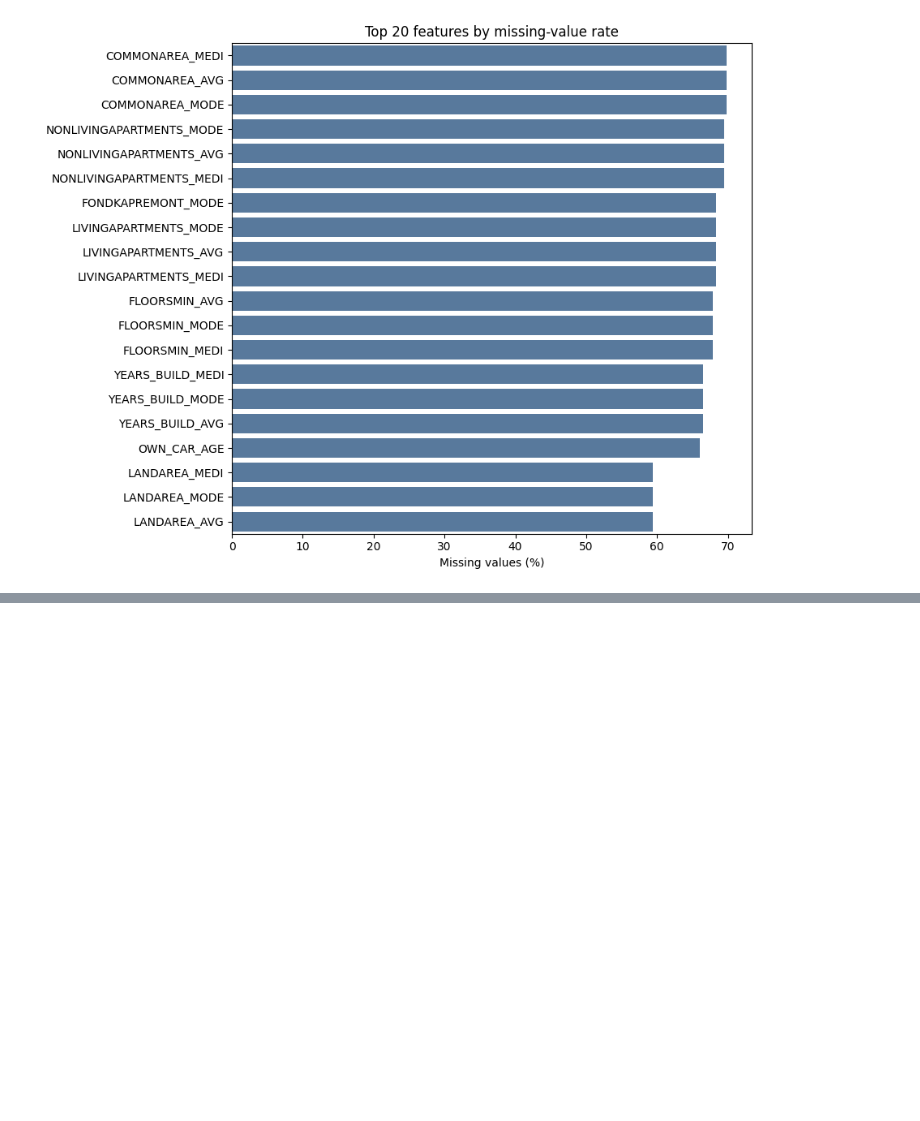
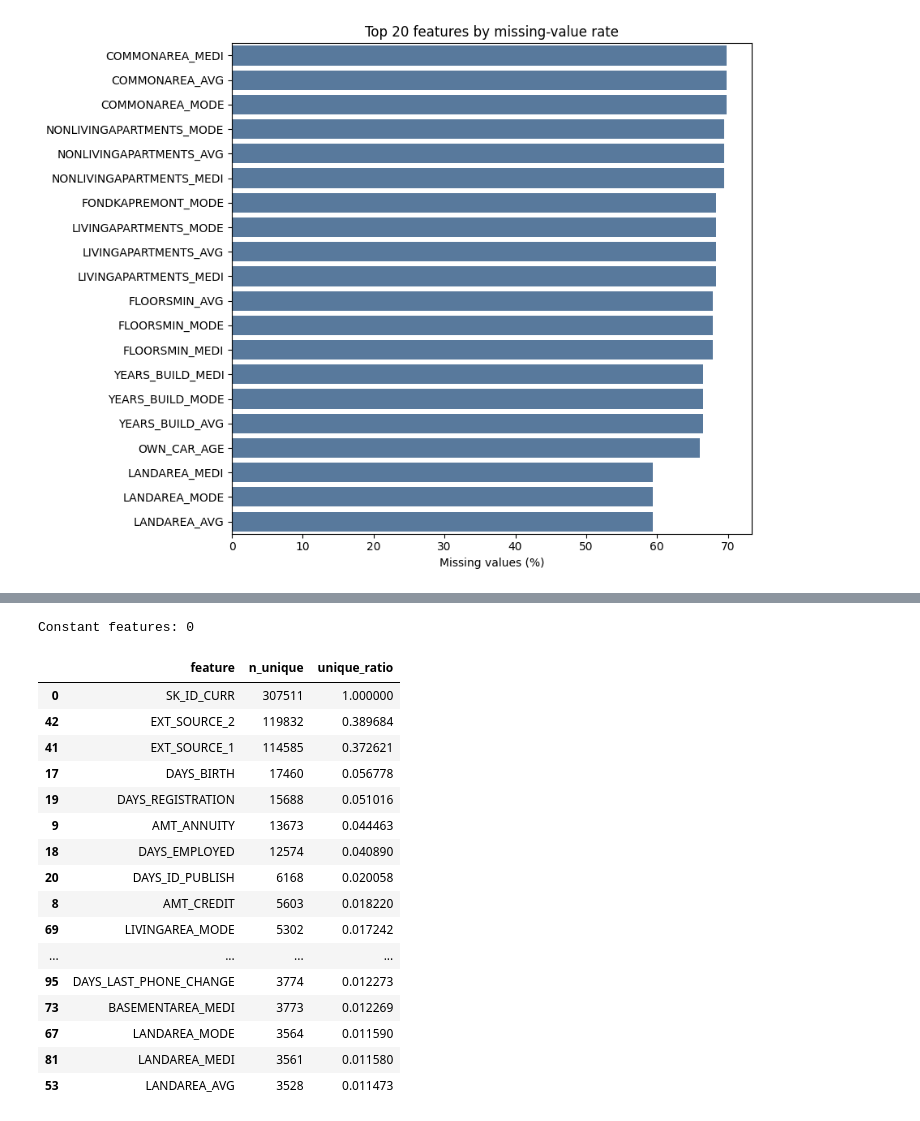
Before and after one commit to manhhgdnh/home-credit-risk-scoring, a Jupyter notebook: notebooks/01_data_understanding.ipynb, the cells around one changed output, grey strips where cells are left out. Cells and saved outputs as stored; diff of their text form; code cells hidden in the pictures; blank space fills up the shorter version.

```diff
--- a/notebooks/01_data_understanding.ipynb
+++ b/notebooks/01_data_understanding.ipynb
@@ -357,0 +576,51 @@ near_identifier_features
+# %%
+feature_cardinality = pd.DataFrame(
+    {
+        "feature": application_train.columns,
+        "n_unique": [
+            application_train[column].nunique(dropna=False)
+            for column in application_train.columns
+        ],
+    }
+)
+
+feature_cardinality["unique_ratio"] = (
+    feature_cardinality["n_unique"]
+    / len(application_train)
+)
+
+constant_features = (
+    feature_cardinality[
+        feature_cardinality["n_unique"] <= 1
+    ]
+    .sort_values("feature")
+)
+
+highest_cardinality_features = (
+    feature_cardinality
+    .sort_values("unique_ratio", ascending=False)
+    .head(20)
+)
+
+print(f"Constant features: {len(constant_features)}")
+
+highest_cardinality_features
+# %% [output]
+Constant features: 0
+|  | feature | n_unique | unique_ratio |
+| 0 | SK_ID_CURR | 307511 | 1.000000 |
+| 42 | EXT_SOURCE_2 | 119832 | 0.389684 |
+| 41 | EXT_SOURCE_1 | 114585 | 0.372621 |
+| 17 | DAYS_BIRTH | 17460 | 0.056778 |
+| 19 | DAYS_REGISTRATION | 15688 | 0.051016 |
+| 9 | AMT_ANNUITY | 13673 | 0.044463 |
+| 18 | DAYS_EMPLOYED | 12574 | 0.040890 |
+| 20 | DAYS_ID_PUBLISH | 6168 | 0.020058 |
+| 8 | AMT_CREDIT | 5603 | 0.018220 |
+| 69 | LIVINGAREA_MODE | 5302 | 0.017242 |
+| ... | ... | ... | ... |
+| 95 | DAYS_LAST_PHONE_CHANGE | 3774 | 0.012273 |
+| 73 | BASEMENTAREA_MEDI | 3773 | 0.012269 |
+| 67 | LANDAREA_MODE | 3564 | 0.011590 |
+| 81 | LANDAREA_MEDI | 3561 | 0.011580 |
+| 53 | LANDAREA_AVG | 3528 | 0.011473 |
```
Also changed, not shown: parts of 36 cells of this notebook, 16 other files.
